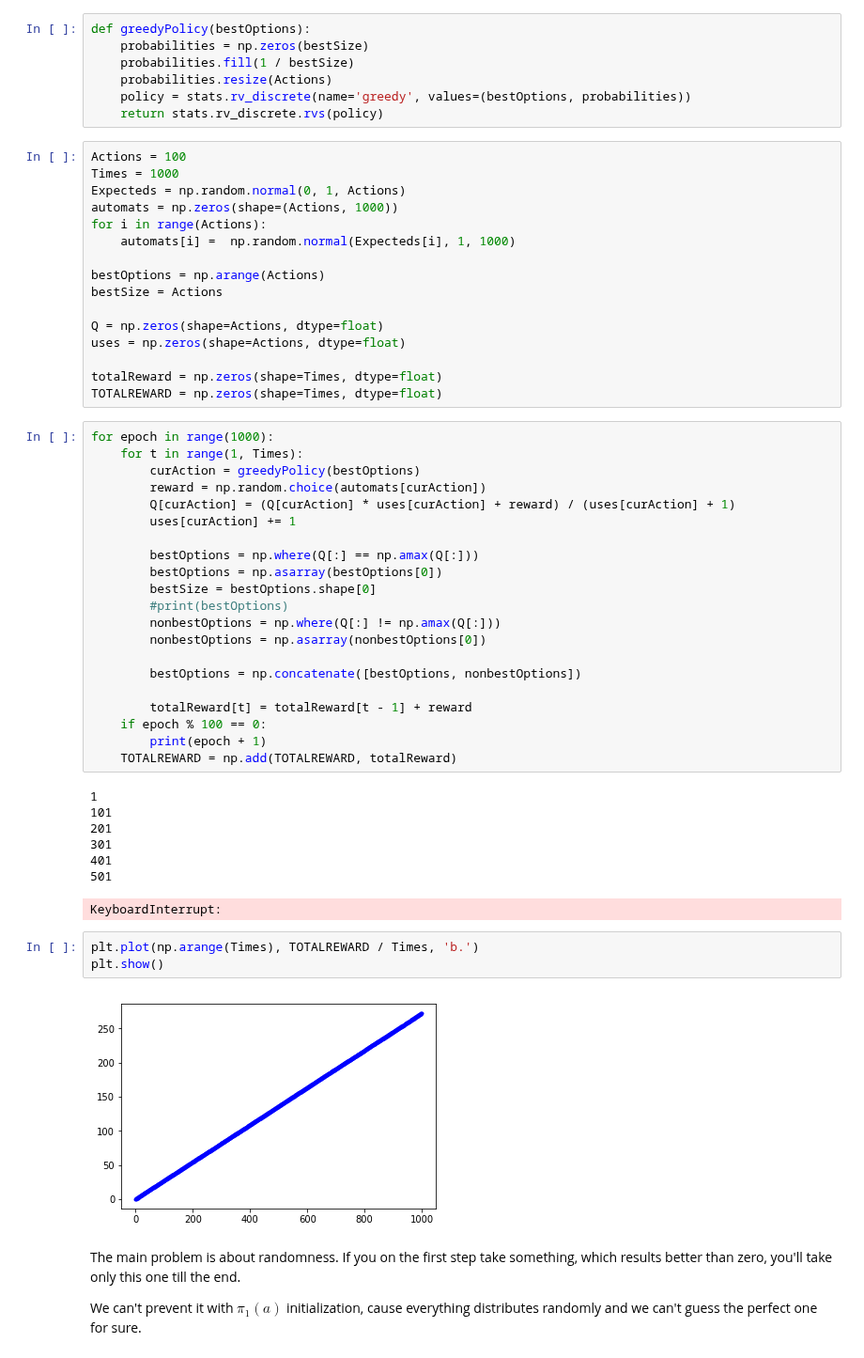
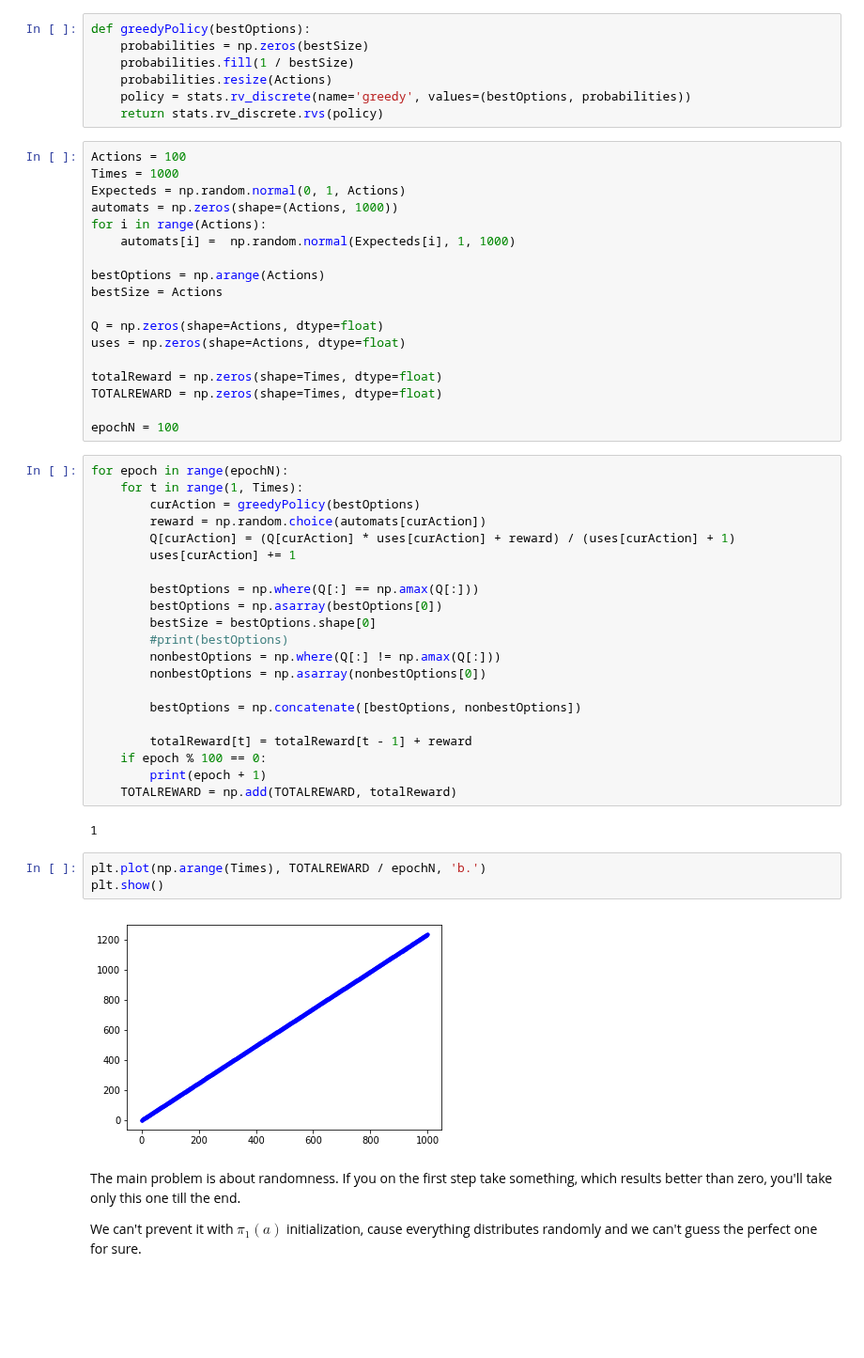
Before and after one commit to peinrules/Darin, a Jupyter notebook: labs/lab-4.ipynb, the cells around one changed output. Shown at 94% size. Cells and saved outputs as stored; diff of their text form; blank space fills up the shorter version.

```diff
--- a/labs/lab-4.ipynb
+++ b/labs/lab-4.ipynb
@@ -80,8 +81,10 @@ uses = np.zeros(shape=Actions, dtype=float)
 
 totalReward = np.zeros(shape=Times, dtype=float)
 TOTALREWARD = np.zeros(shape=Times, dtype=float)
+
+epochN = 100
 # %%
-for epoch in range(1000):
+for epoch in range(epochN):
     for t in range(1, Times):
         curAction = greedyPolicy(bestOptions)
         reward = np.random.choice(automats[curAction])
@@ -103,17 +106,11 @@ for epoch in range(1000):
     TOTALREWARD = np.add(TOTALREWARD, totalReward)
 # %% [output]
 1
-101
-201
-301
-401
-501
-KeyboardInterrupt:
 # %%
-plt.plot(np.arange(Times), TOTALREWARD / Times, 'b.')
+plt.plot(np.arange(Times), TOTALREWARD / epochN, 'b.')
 plt.show()
 # %% [output]
-[figure, old version]
+[figure, new version]
 # %% [markdown]
 The main problem is about randomness. If you on the first step take something, which results better than zero, you'll take only this one till the end.
 
```
Also changed, not shown: parts of 12 cells of this notebook.
